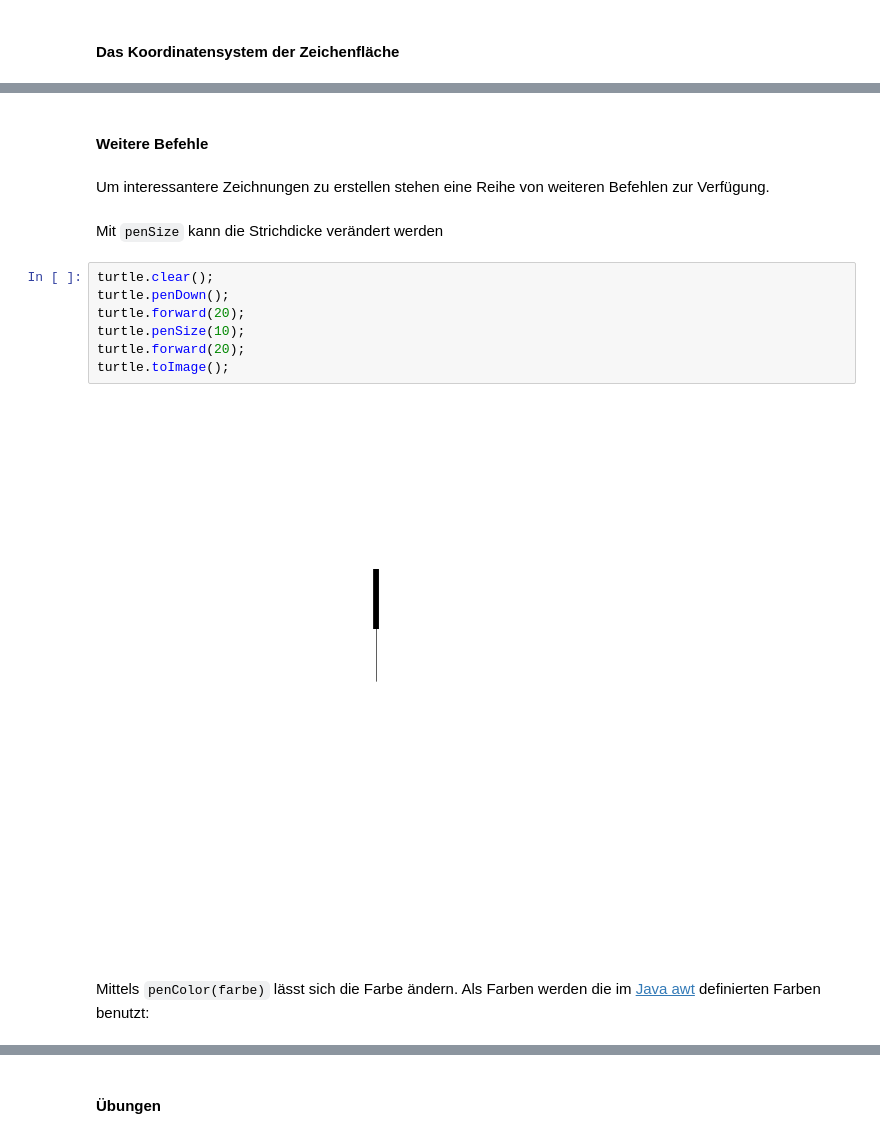
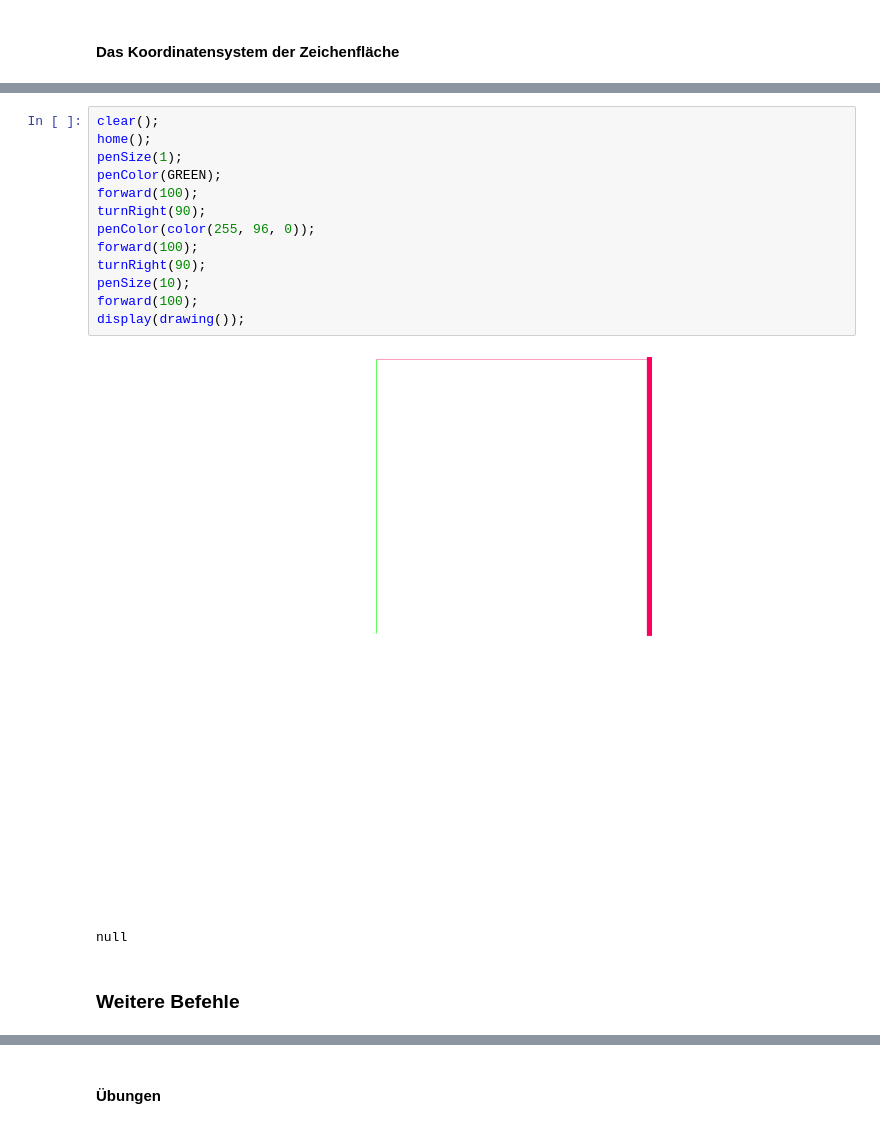
Before and after one commit to unibas-marcelluethi/gdp, a Jupyter notebook: notebooks/Turtle-Referenz.ipynb, the cells around one changed output, grey strips where cells are left out. Saved outputs shown, nothing was run; the diff lists cells and outputs as text.

````diff
--- a/notebooks/Turtle-Referenz.ipynb
+++ b/notebooks/Turtle-Referenz.ipynb
@@ -85,17 +115,18 @@ turtle.toImage();
+# %%
+clear();
+home();
+penSize(1);
+penColor(GREEN);
+forward(100);
+turnRight(90);
+penColor(color(255, 96, 0));
+forward(100);
+turnRight(90);
+penSize(10);
+forward(100);
+display(drawing());
+# %% [output]
+[figure, added]
+null
 # %% [markdown]
-#### Weitere Befehle
+### Weitere Befehle
-# %% [markdown]
-Um interessantere Zeichnungen zu erstellen stehen eine Reihe von weiteren Befehlen zur Verfügung.
-# %% [markdown]
-Mit ```penSize``` kann die Strichdicke verändert werden
-# %%
-turtle.clear();
-turtle.penDown();
-turtle.forward(20);
-turtle.penSize(10);
-turtle.forward(20);
-turtle.toImage();
-# %% [output]
-[figure, removed]
-# %% [markdown]
-Mittels ```penColor(farbe)``` lässt sich die Farbe ändern. Als Farben werden die im [Java awt](https://docs.oracle.com/javase/7/docs/api/java/awt/Color.html) definierten Farben benutzt:
````
Also changed, not shown: parts of 41 cells of this notebook, 1 other file.
